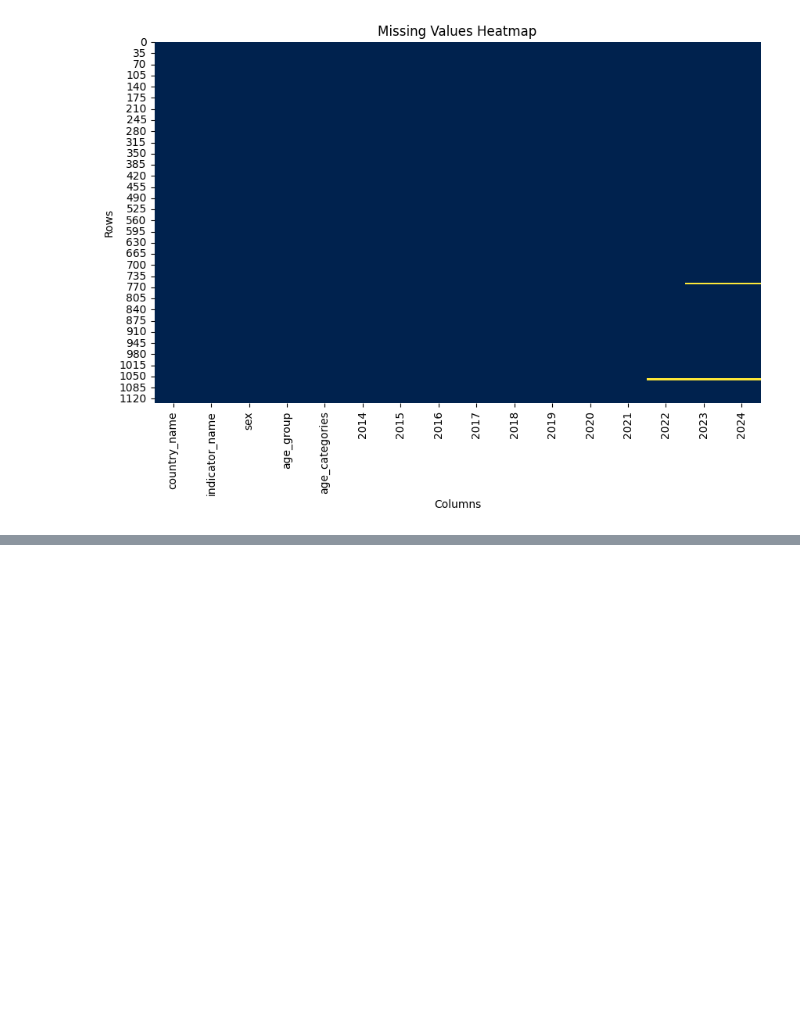
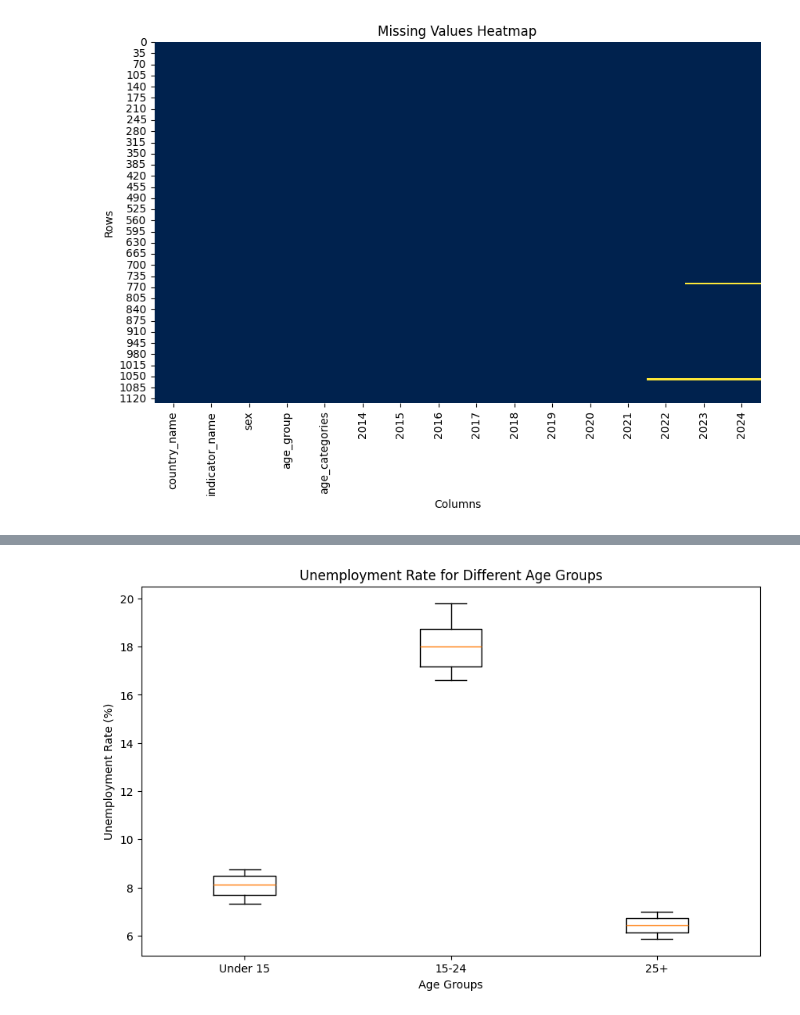
Before and after one commit to AmirMohammadiKarbalaei/Global_Unemployment, a Jupyter notebook: EDA.ipynb, the cells around one changed output, grey strips where cells are left out. Cells and saved outputs as stored; diff of their text form; code cells hidden in the pictures; blank space fills up the shorter version.

```diff
--- a/EDA.ipynb
+++ b/EDA.ipynb
@@ -72 +93,10 @@ pandas.core.indexes.base.Index
+# %%
+plt.figure(figsize=(10, 6))
+plt.boxplot(reordered_age_group.values.T, labels=reordered_age_group.index)
+plt.title("Unemployment Rate for Different Age Groups")
+plt.xlabel('Age Groups')
+plt.ylabel('Unemployment Rate (%)')
+plt.show()
+# %% [output]
+[figure, added]
 # %%
```
Also changed, not shown: parts of 11 cells of this notebook.
